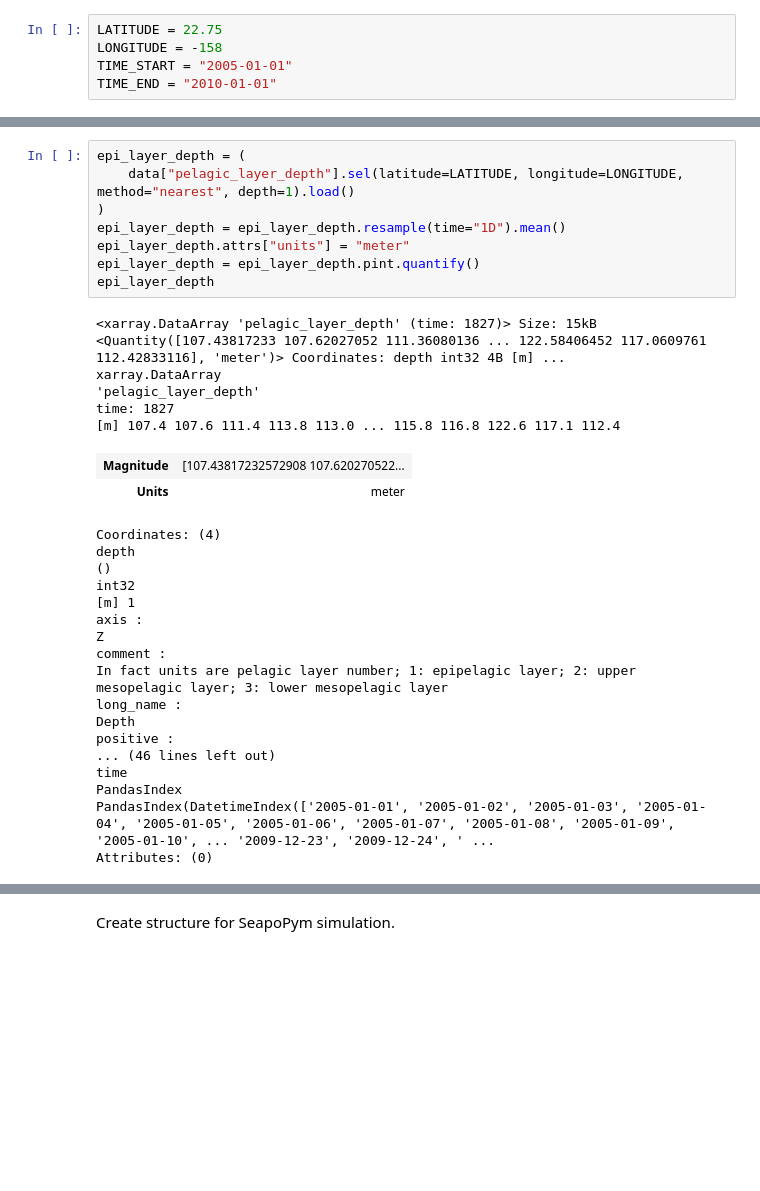
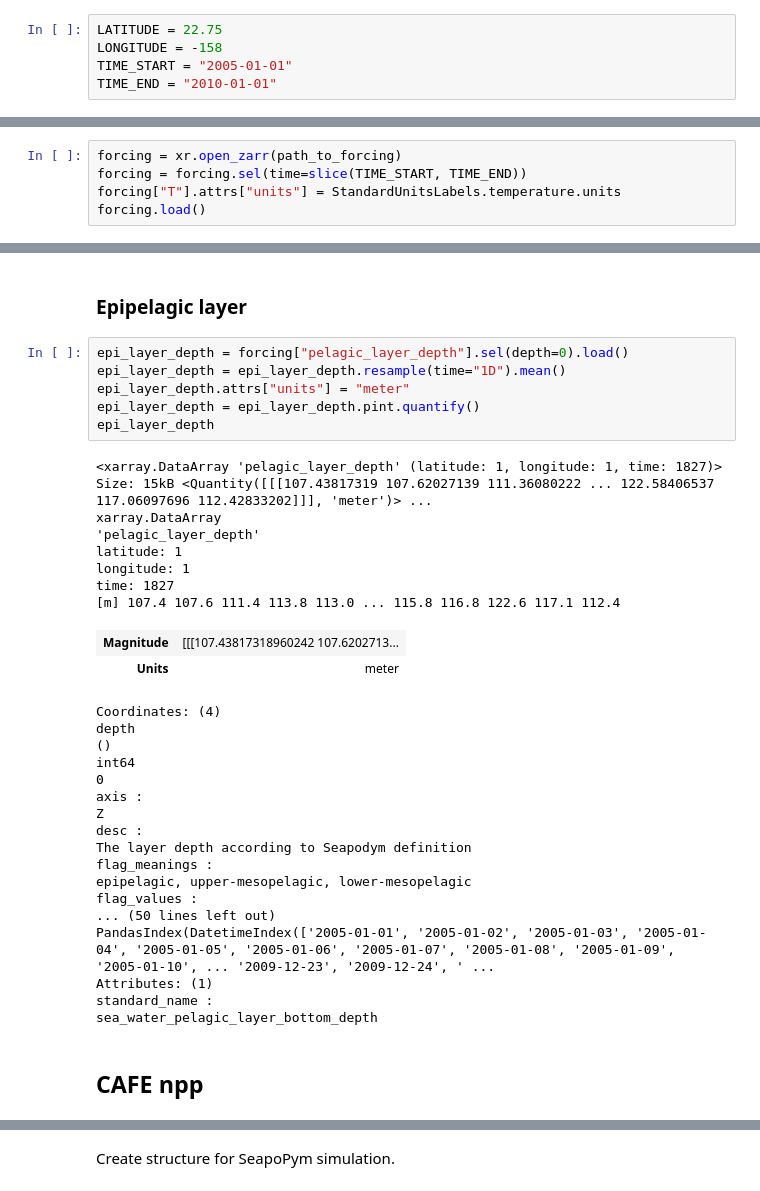
Before and after one commit to Ash12H/Seapopym-optimization, a Jupyter notebook: notebooks/4_Optimization/1_All_time_series/2_SeapoPym_Initial/HOT/VGPM/SeapoPym_biomass_HOT_VGPM.ipynb, the cells around one changed output, grey strips where cells are left out. Drawn from its saved outputs; the diff is of its cells as text; blank space fills up the shorter version.

Commit message:
SeapoPym - VGPM - Initial

```diff
--- a/notebooks/4_Optimization/1_All_time_series/2_SeapoPym_Initial/HOT/VGPM/SeapoPym_biomass_HOT_VGPM.ipynb
+++ b/notebooks/4_Optimization/1_All_time_series/2_SeapoPym_Initial/HOT/VGPM/SeapoPym_biomass_HOT_VGPM.ipynb
@@ -37,0 +28,5 @@ First I multiply the observations by the epipelagic layer depth to have a biomas
+# %%
+forcing = xr.open_zarr(path_to_forcing)
+forcing = forcing.sel(time=slice(TIME_START, TIME_END))
+forcing["T"].attrs["units"] = StandardUnitsLabels.temperature.units
+forcing.load()
@@ -38,33 +51,37 @@ First I multiply the observations by the epipelagic layer depth to have a biomas
+# %% [markdown]
+### Epipelagic layer
 # %%
-epi_layer_depth = (
-    data["pelagic_layer_depth"].sel(latitude=LATITUDE, longitude=LONGITUDE, method="nearest", depth=1).load()
-)
+epi_layer_depth = forcing["pelagic_layer_depth"].sel(depth=0).load()
 epi_layer_depth = epi_layer_depth.resample(time="1D").mean()
 epi_layer_depth.attrs["units"] = "meter"
 epi_layer_depth = epi_layer_depth.pint.quantify()
 epi_layer_depth
 # %% [output]
-<xarray.DataArray 'pelagic_layer_depth' (time: 1827)> Size: 15kB <Quantity([107.43817233 107.62027052 111.36080136 ... 122.58406452 117.0609761 112.42833116], 'meter')> Coordinates: depth int32 4B [m] ...
+<xarray.DataArray 'pelagic_layer_depth' (latitude: 1, longitude: 1, time: 1827)> Size: 15kB <Quantity([[[107.43817319 107.62027139 111.36080222 ... 122.58406537 117.06097696 112.42833202]]], 'meter')> ...
 xarray.DataArray
 'pelagic_layer_depth'
+latitude: 1
+longitude: 1
 time: 1827
 [m] 107.4 107.6 111.4 113.8 113.0 ... 115.8 116.8 122.6 117.1 112.4
-| Magnitude | [107.43817232572908 107.620270522... |
+| Magnitude | [[[107.43817318960242 107.6202713... |
 | Units | meter |
 Coordinates: (4)
 depth
 ()
-int32
-[m] 1
+int64
+0
 axis :
 Z
-comment :
-In fact units are pelagic layer number; 1: epipelagic layer; 2: upper mesopelagic layer; 3: lower mesopelagic layer
-long_name :
-Depth
-positive :
-... (46 lines left out)
-time
-PandasIndex
+desc :
+The layer depth according to Seapodym definition
+flag_meanings :
+epipelagic, upper-mesopelagic, lower-mesopelagic
+flag_values :
+... (50 lines left out)
 PandasIndex(DatetimeIndex(['2005-01-01', '2005-01-02', '2005-01-03', '2005-01-04', '2005-01-05', '2005-01-06', '2005-01-07', '2005-01-08', '2005-01-09', '2005-01-10', ... '2009-12-23', '2009-12-24', ' ...
-Attributes: (0)
+Attributes: (1)
+standard_name :
+sea_water_pelagic_layer_bottom_depth
+# %% [markdown]
+## CAFE npp
```
Also changed, not shown: parts of 23 cells of this notebook, 3 other files.
